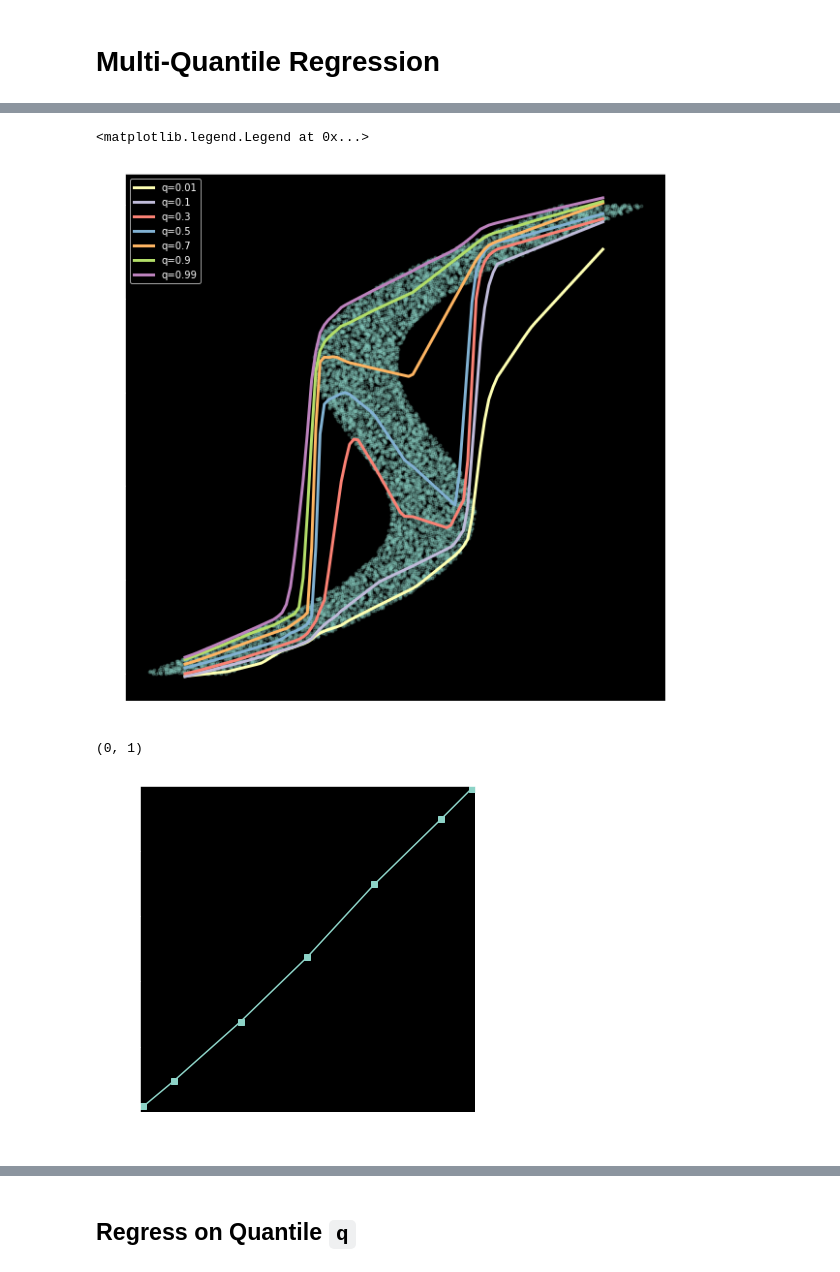
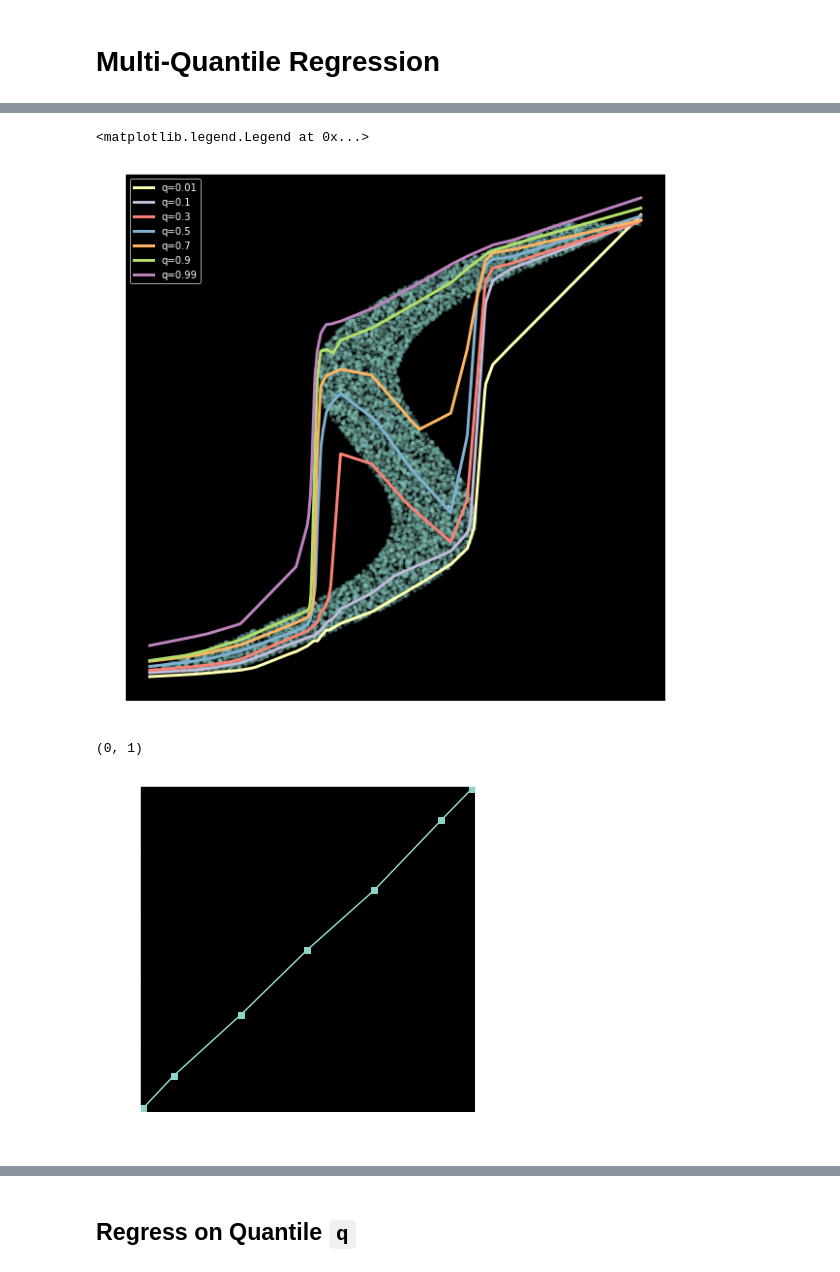
Before and after one commit to ig248/deepquantiles, a Jupyter notebook: notebooks/nn-quantiles-bishop-data.ipynb, the cells around one changed output, grey strips where cells are left out. Cells and saved outputs as stored; diff of their text form; code cells hidden in the pictures.

```diff
--- a/notebooks/nn-quantiles-bishop-data.ipynb
+++ b/notebooks/nn-quantiles-bishop-data.ipynb
@@ -30,11 +32,12 @@ def make_bishop_data(num=1000, sort=True):
     if sort:
         order = x.argsort()
         x, y = x[order], y[order]
-    return x, y
-
+    return x.reshape(-1, 1), y
 
 X_train, y_train = make_bishop_data(num=10000)
-X_test = np.linspace(0, 1, num=100)
+X_test, y_test = make_bishop_data(num=10000)
+
+X_plot = np.linspace(min(X_train), max(X_train), num=200).reshape(-1, 1)
 # %%
 plt.plot(X_train, y_train, '.', alpha=0.1)
 # %% [output]
@@ -46,8 +51,8 @@ import deepquantiles
 # Multi-Quantile Regression
 # %%
 regressor = deepquantiles.MultiQuantileRegressor(
-    shared_units=(32, 32),
-    quantile_units=(32, 32),
+    shared_units=(32, 32, 32),
+    quantile_units=(64, ),
     quantiles=[0.01, 0.1, 0.3, 0.5, 0.7, 0.9, 0.99],
     lr=0.01,
     epochs=10,
@@ -80,17 +105,16 @@ for q, q_pred in zip(regressor.quantiles, q_preds):
 plt.legend()
 # %% [output]
 <matplotlib.legend.Legend at 0x...>
-[figure, old version]
+[figure, new version]
 # %%
-q_preds = regressor.predict(X_train)
-calibrations = [np.mean(y_train < q_pred.ravel()) for q, q_pred in zip(regressor.quantiles, q_preds)]
+calibrations = [np.mean(y_test < q_pred.ravel()) for q, q_pred in zip(regressor.quantiles, q_preds)]
 
 plt.figure(figsize=(6, 6))
 plt.plot(regressor.quantiles, calibrations, 's-')
 plt.xlabel('quantile (predicted)')
 plt.ylabel('fraction of data')
 plt.xlim([0, 1])
 plt.ylim([0, 1])
 # %% [output]
 (0, 1)
-[figure, old version]
+[figure, new version]
```
Also changed, not shown: parts of 28 cells of this notebook, 3 other files.
